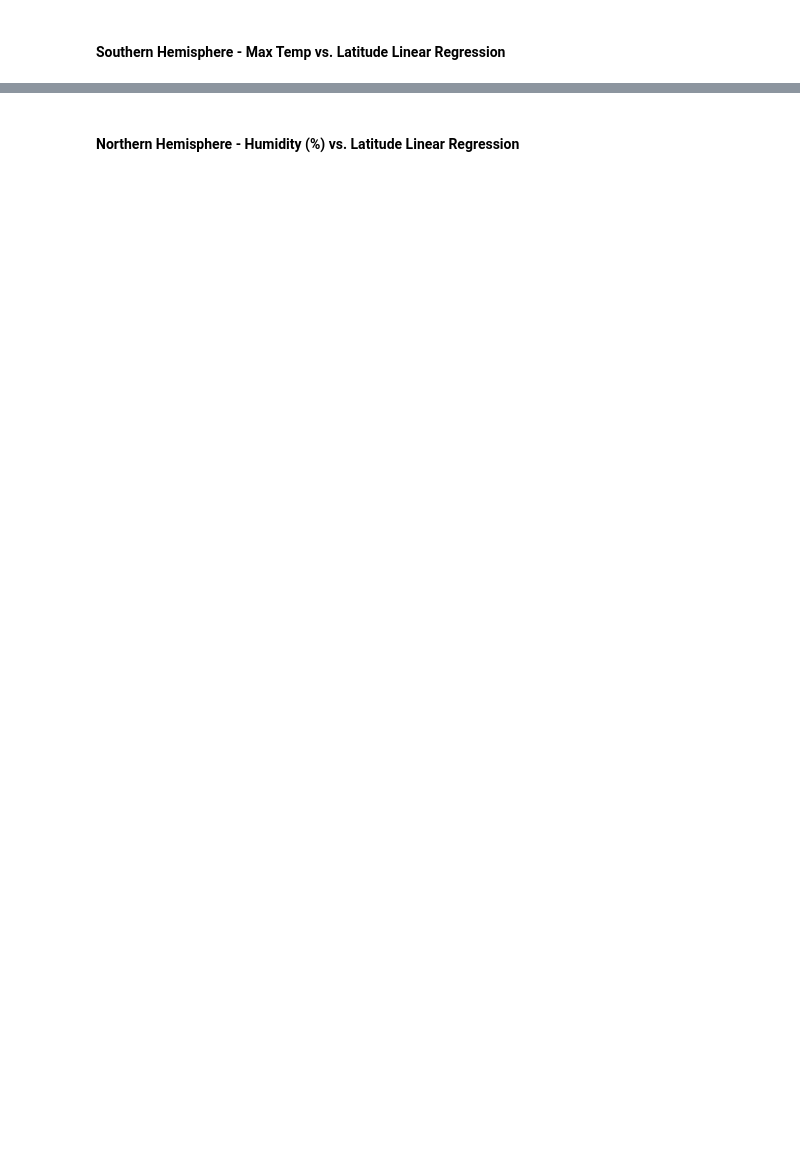
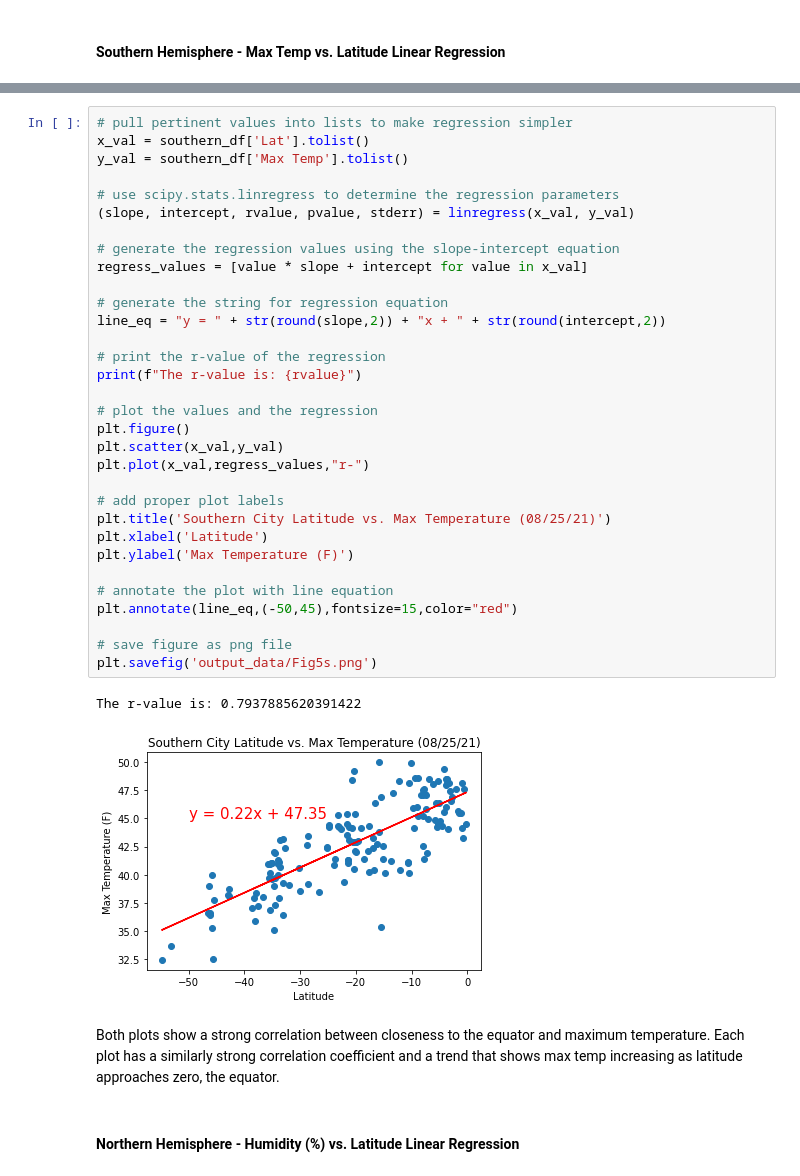
Before and after one commit to kellnergp/Weather-API-Mapping, a Jupyter notebook: WeatherPy/WeatherPy.ipynb, the cells around one changed output, grey strips where cells are left out. Cells and saved outputs as stored; diff of their text form; blank space fills up the shorter version.

```diff
--- a/WeatherPy/WeatherPy.ipynb
+++ b/WeatherPy/WeatherPy.ipynb
@@ -338,2 +376,39 @@ The r-value is: 0.6082708688906918
+# %%
+# pull pertinent values into lists to make regression simpler
+x_val = southern_df['Lat'].tolist()
+y_val = southern_df['Max Temp'].tolist()
+
+# use scipy.stats.linregress to determine the regression parameters
+(slope, intercept, rvalue, pvalue, stderr) = linregress(x_val, y_val)
+
+# generate the regression values using the slope-intercept equation
+regress_values = [value * slope + intercept for value in x_val]
+
+# generate the string for regression equation
+line_eq = "y = " + str(round(slope,2)) + "x + " + str(round(intercept,2))
+
+# print the r-value of the regression
+print(f"The r-value is: {rvalue}")
+
+# plot the values and the regression
+plt.figure()
+plt.scatter(x_val,y_val)
+plt.plot(x_val,regress_values,"r-")
+
+# add proper plot labels
+plt.title('Southern City Latitude vs. Max Temperature (08/25/21)')
+plt.xlabel('Latitude')
+plt.ylabel('Max Temperature (F)')
+
+# annotate the plot with line equation
+plt.annotate(line_eq,(-50,45),fontsize=15,color="red")
+
+# save figure as png file
+plt.savefig('output_data/Fig5s.png')
+# %% [output]
+The r-value is: 0.7937885620391422
+[figure, added]
+# %% [markdown]
+Both plots show a strong correlation between closeness to the equator and maximum temperature. Each plot has a similarly strong correlation coefficient and a trend that shows max temp increasing as latitude approaches zero, the equator.
 # %% [markdown]
 ####  Northern Hemisphere - Humidity (%) vs. Latitude Linear Regression
```
Also changed, not shown: parts of 9 cells of this notebook, 4 other files.
